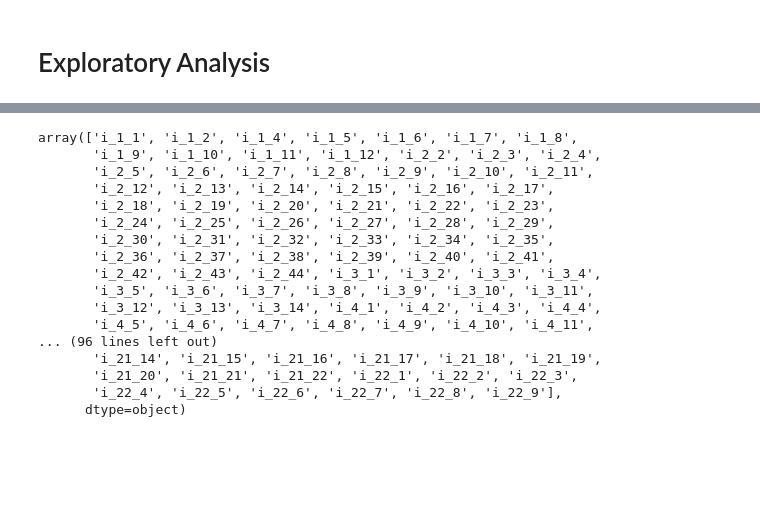
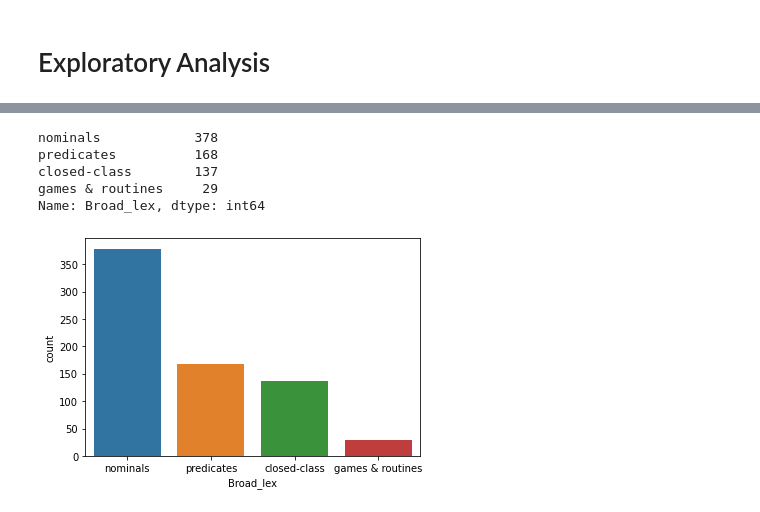
Before and after one commit to kristen770/Word-Development, a Jupyter notebook: Word-Development.ipynb, the cells around one changed output, grey strips where cells are left out. Cells and saved outputs as stored; diff of their text form; code cells hidden in the pictures; blank space fills up the shorter version.

```diff
--- a/Word-Development.ipynb
+++ b/Word-Development.ipynb
@@ -296,20 +300,13 @@ pd.concatenate
-# %%
-df['ID_CDI_II'].values
-# %% [output]
-array(['i_1_1', 'i_1_2', 'i_1_4', 'i_1_5', 'i_1_6', 'i_1_7', 'i_1_8',
-       'i_1_9', 'i_1_10', 'i_1_11', 'i_1_12', 'i_2_2', 'i_2_3', 'i_2_4',
-       'i_2_5', 'i_2_6', 'i_2_7', 'i_2_8', 'i_2_9', 'i_2_10', 'i_2_11',
-       'i_2_12', 'i_2_13', 'i_2_14', 'i_2_15', 'i_2_16', 'i_2_17',
-       'i_2_18', 'i_2_19', 'i_2_20', 'i_2_21', 'i_2_22', 'i_2_23',
-       'i_2_24', 'i_2_25', 'i_2_26', 'i_2_27', 'i_2_28', 'i_2_29',
-       'i_2_30', 'i_2_31', 'i_2_32', 'i_2_33', 'i_2_34', 'i_2_35',
-       'i_2_36', 'i_2_37', 'i_2_38', 'i_2_39', 'i_2_40', 'i_2_41',
-       'i_2_42', 'i_2_43', 'i_2_44', 'i_3_1', 'i_3_2', 'i_3_3', 'i_3_4',
-       'i_3_5', 'i_3_6', 'i_3_7', 'i_3_8', 'i_3_9', 'i_3_10', 'i_3_11',
-       'i_3_12', 'i_3_13', 'i_3_14', 'i_4_1', 'i_4_2', 'i_4_3', 'i_4_4',
-       'i_4_5', 'i_4_6', 'i_4_7', 'i_4_8', 'i_4_9', 'i_4_10', 'i_4_11',
-... (96 lines left out)
-       'i_21_14', 'i_21_15', 'i_21_16', 'i_21_17', 'i_21_18', 'i_21_19',
-       'i_21_20', 'i_21_21', 'i_21_22', 'i_22_1', 'i_22_2', 'i_22_3',
-       'i_22_4', 'i_22_5', 'i_22_6', 'i_22_7', 'i_22_8', 'i_22_9'],
-      dtype=object)
+# %%
+df['Broad_lex'].value_counts()
+# %% [output]
+nominals            378
+predicates          168
+closed-class        137
+games & routines     29
+Name: Broad_lex, dtype: int64
+# %%
+#visualize the distribution on broad lex categories
+ax = sns.countplot(x='Broad_lex', data=df)
+# %% [output]
+[figure, added]
```
Also changed, not shown: parts of 24 cells of this notebook.
